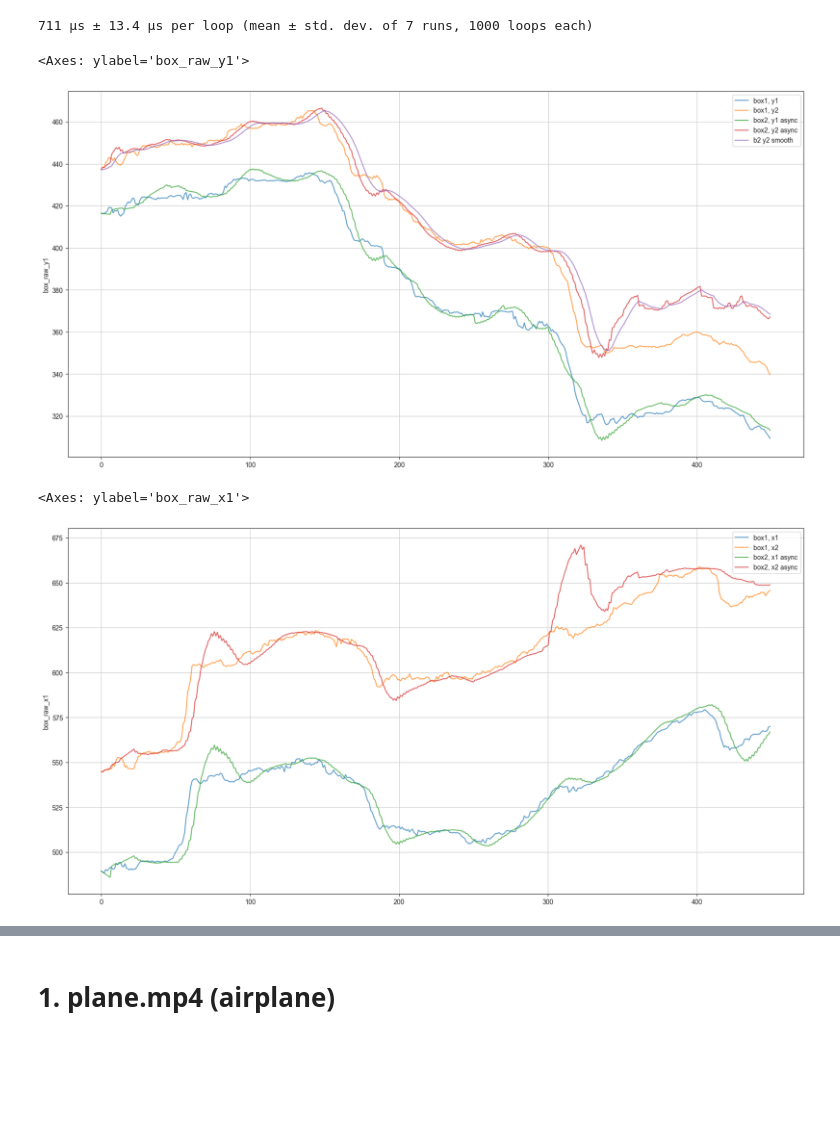
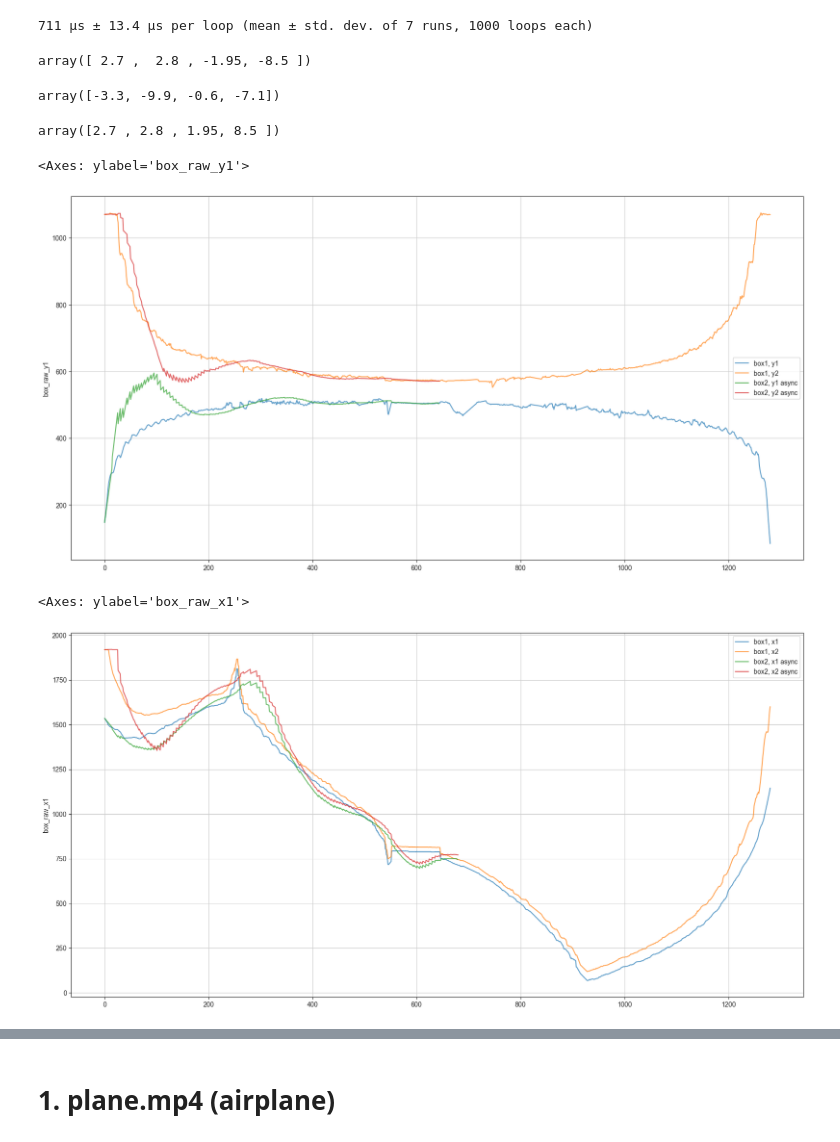
Before and after one commit to alexj-smolin/ds-school-project, a Jupyter notebook: notebooks/EDA.ipynb, the cells around one changed output, grey strips where cells are left out. Drawn from its saved outputs; the diff is of its cells as text; code cells hidden in the pictures; blank space fills up the shorter version.

```diff
--- a/notebooks/EDA.ipynb
+++ b/notebooks/EDA.ipynb
@@ -128,24 +122,40 @@ def exp_smooth(x, alpha):
+# %%
+xyxy = np.array([ -3.3, -9.9, -0.6, -7.1])
+whxy = np.hstack([np.abs(xyxy[-2:] - xyxy[:2]), (xyxy[:2] + xyxy[-2:]) / 2.])
+whxy
+# %% [output]
+array([ 2.7 ,  2.8 , -1.95, -8.5 ])
+# %%
+np.hstack([whxy[-2:] - whxy[:2] / 2., whxy[-2:] + whxy[:2] / 2.])
+# %% [output]
+array([-3.3, -9.9, -0.6, -7.1])
+# %%
+xyxy2 = np.hstack([xyxy[-2:] - xyxy[:2], (xyxy[:2] + xyxy[-2:]) / 2.])
+whxy
+# %% [output]
+array([2.7 , 2.8 , 1.95, 8.5 ])
 # %%
-id1 = "be5b874168b746d2b071a7f379c324c3"
-id2 = "f8192c6a86e243b896ed692401ec7cb7"
+# id1 = "637d4976d6204662acbcbac6d1a947c2"
+# id2 = "f6b0217932124df1aa4475b1973a2c0d"
+
+id1 = "33e633a905a34b8ebacab26d9ae806cf"
+id2 = "748917a350c24efc9dae23fe4744bf4a"
 # %%
 box1_y1 = load_metric(id1, "box_raw_y1", fill_missing=None)
 box1_y2 = load_metric(id1, "box_raw_y2", fill_missing=None)
-box2_y1 = load_metric(id2, "box_raw_y1", fill_missing=None)
-box2_y2 = load_metric(id2, "box_raw_y2", fill_missing=None)
-b3 = exp_smooth(box2_y2, 0.2)
+box2_y1 = load_metric(id2, "box_raw_y1", fill_missing=0)
+box2_y2 = load_metric(id2, "box_raw_y2", fill_missing=0)
 
 plt.figure(figsize=(20, 10))
 sns.lineplot(box1_y1, label="box1, y1", alpha=0.7)
 sns.lineplot(box1_y2, label="box1, y2", alpha=0.7)
 sns.lineplot(box2_y1, label="box2, y1 async", alpha=0.7)
 sns.lineplot(box2_y2, label="box2, y2 async", alpha=0.7)
-sns.lineplot(b3, label="b2 y2 smooth", alpha=0.7)
 
 # plt.axvline(366, linestyle="-.")
 # %% [output]
 <Axes: ylabel='box_raw_y1'>
-[figure, old version]
+[figure, new version]
 # %%
 box1_x1 = load_metric(id1, "box_raw_x1", fill_missing=None)
 box1_x2 = load_metric(id1, "box_raw_x2", fill_missing=None)
@@ -159,7 +169,7 @@ sns.lineplot(box2_x1, label="box2, x1 async", alpha=0.7)
 sns.lineplot(box2_x2, label="box2, x2 async", alpha=0.7)
 # %% [output]
 <Axes: ylabel='box_raw_x1'>
-[figure, old version]
+[figure, new version]
 # %%
 dist1 = load_metric(id1, "object_dist_avg", fill_missing=None)
 dist2 = load_metric(id2, "object_dist_avg", fill_missing=None)
```
Also changed, not shown: parts of 2 cells of this notebook, 5 other files.
